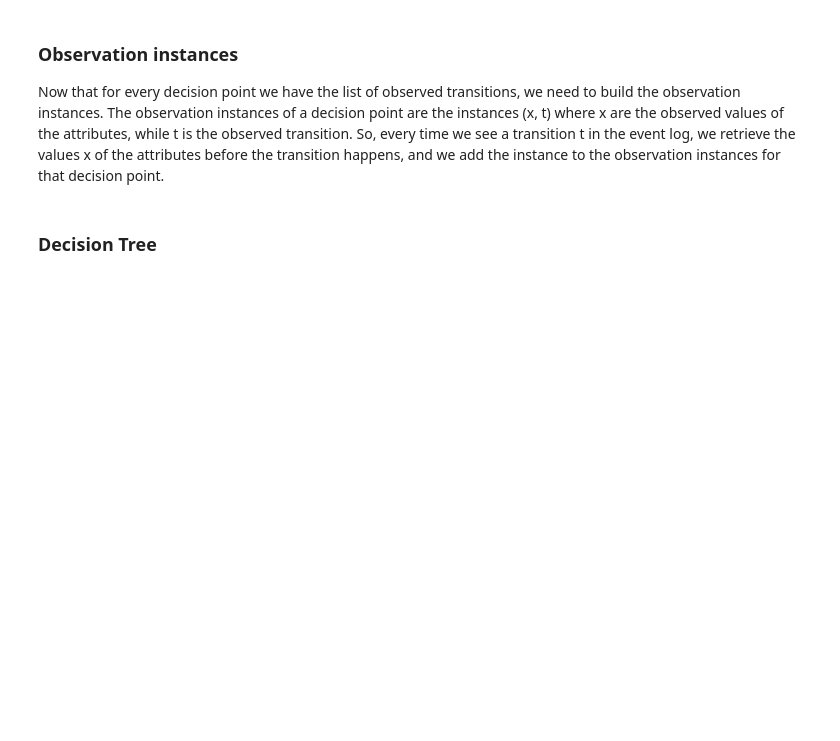
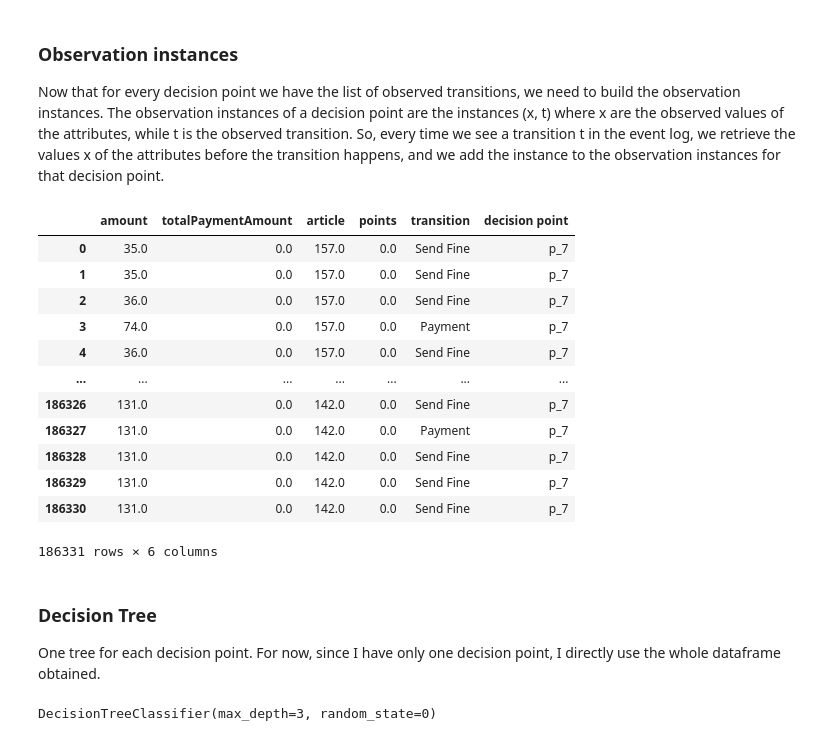
Before and after one commit to xovnsi/decision-points-analysis, a Jupyter notebook: main.ipynb, the cells around one changed output. Drawn from its saved outputs; the diff is of its cells as text; code cells hidden in the pictures; blank space fills up the shorter version.

```diff
--- a/main.ipynb
+++ b/main.ipynb
@@ -139,5 +114,70 @@ final_df
-# %% [markdown]
-### Decision Tree
+# %%
+import math
+
+features = ['amount', 'totalPaymentAmount', 'article', 'points']# 'expense', 'paymentAmount', 'matricola']
+features_values = list()
+
+gb = event_log.groupby(['case:concept:name'])
+
+def create_dataframe_for_dp(dp):
+    # For each case (=sequence) it starts looking at the dataframe rows.
+    # Whenever it finds an event corresponding to a transition we are interested in (=one linked to the decision point currently analyzed), it starts scanning for features values.
+    # For each feature, it looks for its value starting from the current row, and possibly going back towards the beginning of the case, to retrieve a value for each feature.
+    # In case it does not find a value for some specific feature, we consider it as "None".
+    # All these values are put in an "instance_list", along with the name of the transition which started this retrieval.
+    # Then, this list is appended to the "features_values" one, which is a list containing one list for each event of interest (each one with features values + transition name)
+    for case in gb.groups:
+        for row in gb.groups[case]:
+            if event_log.iloc[row]['concept:name'] in decision_points_and_trans[dp]:
+                row_iter = row
+                instance_list = list()
+                for feature in features:
+                    found = False
+                    while row_iter >= gb.groups[case][0]:
+                        if not math.isnan(event_log.iloc[row_iter][feature]):
+                            instance_list.append(event_log.iloc[row_iter][feature])
+                            found = True
+                            break
+                        row_iter = row_iter - 1
+                    if not found:
+                        instance_list.append(math.nan)
+                instance_list.append(event_log.iloc[row]['concept:name'])
+                features_values.append(instance_list)
+
+    # Creating the dataframe for the specific decision point analyzed, with features values and transition for each event analyzed
+    # The decision point ID is also written, because then all these dataframes will be merged into a single one
+    df_trans = pd.DataFrame(features_values, columns=features+['transition'])
+    df_trans['decision point'] = dp
+
+    return df_trans
+
+# For each decision point found, it creates a dataframe containing the attribute values for each event of interest, according to the observed transitions
+dp_dataframes = list()
+for decision_point in decision_points_and_trans.keys():
+    df_dp = create_dataframe_for_dp(decision_point)
+    dp_dataframes.append(df_dp)
+
+# In the end, we have a single dataframe for all the decision points, containing [attribute values, decision point, observed transition] for every event of interest
+final_df = pd.concat(dp_dataframes)
+
+final_df
+# %% [output]
+|  | amount | totalPaymentAmount | article | points | transition | decision point |
+| 0 | 35.0 | 0.0 | 157.0 | 0.0 | Send Fine | p_7 |
+| 1 | 35.0 | 0.0 | 157.0 | 0.0 | Send Fine | p_7 |
+| 2 | 36.0 | 0.0 | 157.0 | 0.0 | Send Fine | p_7 |
+| 3 | 74.0 | 0.0 | 157.0 | 0.0 | Payment | p_7 |
+| 4 | 36.0 | 0.0 | 157.0 | 0.0 | Send Fine | p_7 |
+| ... | ... | ... | ... | ... | ... | ... |
+| 186326 | 131.0 | 0.0 | 142.0 | 0.0 | Send Fine | p_7 |
+| 186327 | 131.0 | 0.0 | 142.0 | 0.0 | Payment | p_7 |
+| 186328 | 131.0 | 0.0 | 142.0 | 0.0 | Send Fine | p_7 |
+| 186329 | 131.0 | 0.0 | 142.0 | 0.0 | Send Fine | p_7 |
+| 186330 | 131.0 | 0.0 | 142.0 | 0.0 | Send Fine | p_7 |
+186331 rows × 6 columns
+# %% [markdown]
+### Decision Tree
+One tree for each decision point. For now, since I have only one decision point, I directly use the whole dataframe obtained.
 # %%
 from sklearn.tree import DecisionTreeClassifier
 from sklearn.model_selection import train_test_split
@@ -156,3 +188,9 @@ tree_clf.fit(X_train_np, Y_train_np)
+# %%
+tree_clf = DecisionTreeClassifier(max_depth = 3, random_state = 0)
+
+tree_clf.fit(X_train, Y_train)
+# %% [output]
+DecisionTreeClassifier(max_depth=3, random_state=0)
 # %%
 from sklearn import tree
 import matplotlib.pyplot as plt
```
Also changed, not shown: parts of 8 cells of this notebook.
